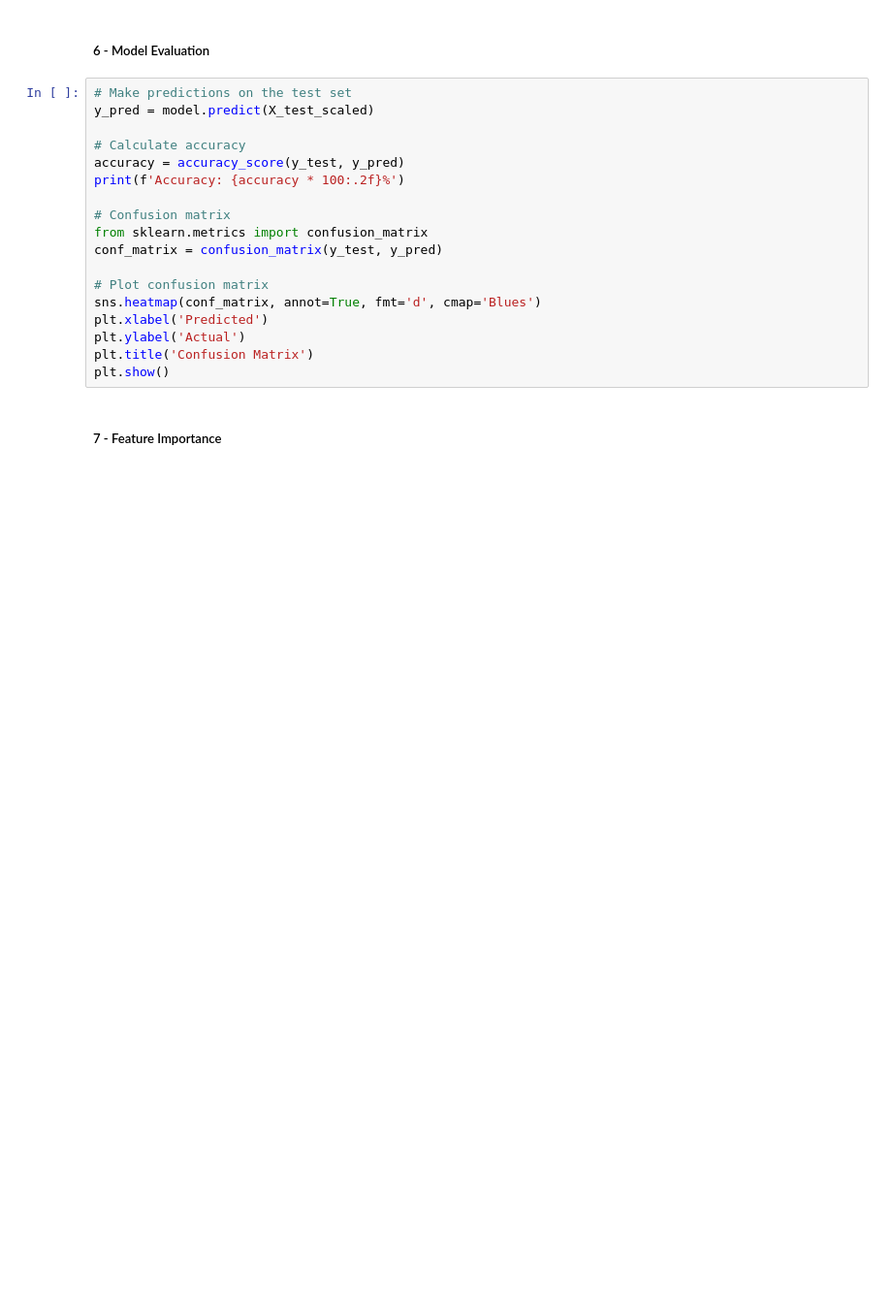
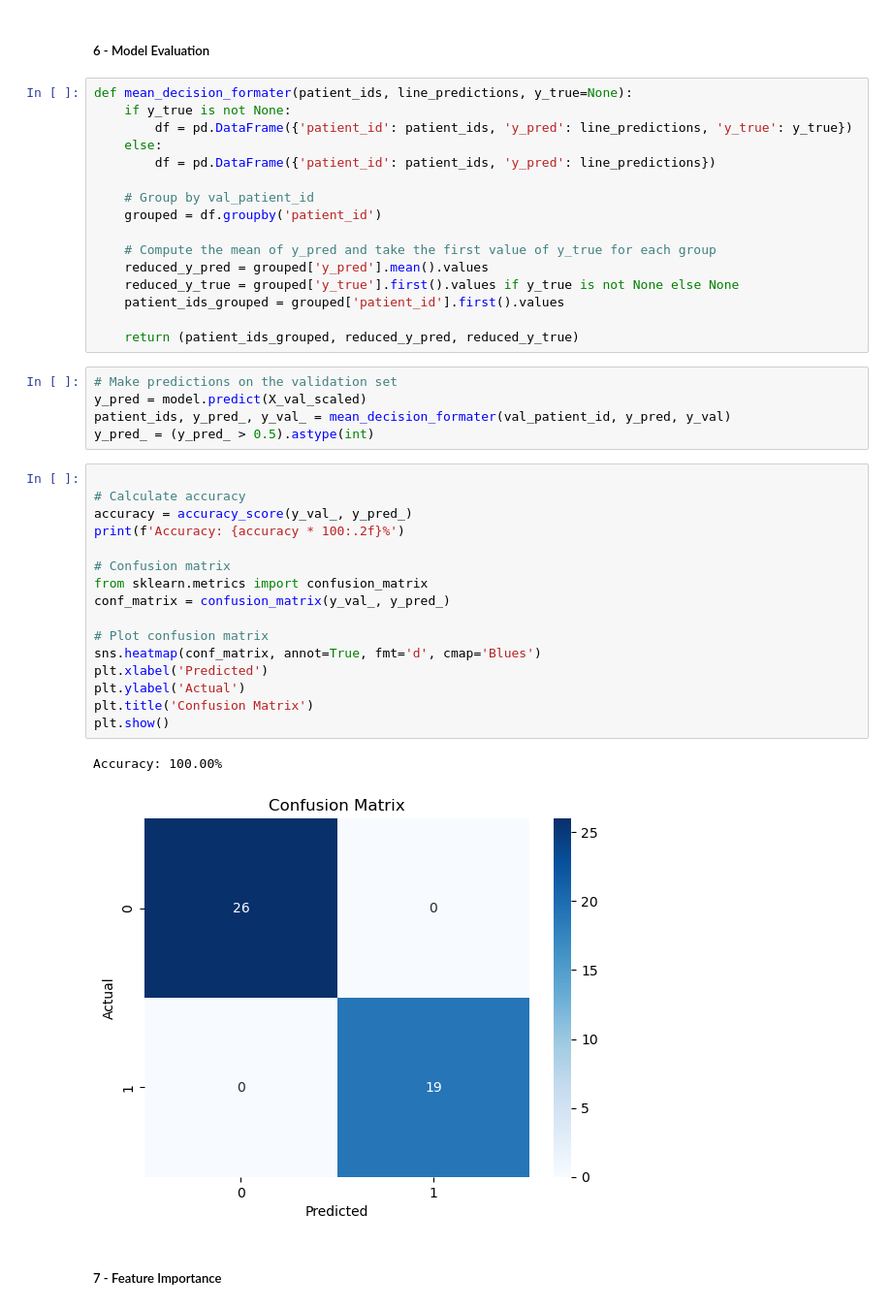
Before and after one commit to Genereux-akotenou/NASA-Breath-Diagnostics-E-nose, a Jupyter notebook: notebook/02-approach1.ipynb, the cells around one changed output. Shown: that part at 97% size. Cells and saved outputs as stored; diff of their text form; blank space fills up the shorter version.

```diff
--- a/notebook/02-approach1.ipynb
+++ b/notebook/02-approach1.ipynb
@@ -105,23 +126,45 @@ model.fit(X_train_scaled, y_train)
 # %% [markdown]
 ##### 6 - Model Evaluation
+# %%
+def mean_decision_formater(patient_ids, line_predictions, y_true=None):
+    if y_true is not None:
+        df = pd.DataFrame({'patient_id': patient_ids, 'y_pred': line_predictions, 'y_true': y_true})
+    else:
+        df = pd.DataFrame({'patient_id': patient_ids, 'y_pred': line_predictions})
+
+    # Group by val_patient_id
+    grouped = df.groupby('patient_id')
+
+    # Compute the mean of y_pred and take the first value of y_true for each group
+    reduced_y_pred = grouped['y_pred'].mean().values
+    reduced_y_true = grouped['y_true'].first().values if y_true is not None else None
+    patient_ids_grouped = grouped['patient_id'].first().values
+
+    return (patient_ids_grouped, reduced_y_pred, reduced_y_true)
+# %%
+# Make predictions on the validation set
+y_pred = model.predict(X_val_scaled)
+patient_ids, y_pred_, y_val_ = mean_decision_formater(val_patient_id, y_pred, y_val)
+y_pred_ = (y_pred_ > 0.5).astype(int)
 # %%
-# Make predictions on the test set
-y_pred = model.predict(X_test_scaled)
 
 # Calculate accuracy
-accuracy = accuracy_score(y_test, y_pred)
+accuracy = accuracy_score(y_val_, y_pred_)
 print(f'Accuracy: {accuracy * 100:.2f}%')
 
 # Confusion matrix
 from sklearn.metrics import confusion_matrix
-conf_matrix = confusion_matrix(y_test, y_pred)
+conf_matrix = confusion_matrix(y_val_, y_pred_)
 
 # Plot confusion matrix
 sns.heatmap(conf_matrix, annot=True, fmt='d', cmap='Blues')
 plt.xlabel('Predicted')
 plt.ylabel('Actual')
 plt.title('Confusion Matrix')
 plt.show()
+# %% [output]
+Accuracy: 100.00%
+[figure, added]
 # %% [markdown]
 ##### 7 - Feature Importance
 # %%
```
Also changed, not shown: parts of 15 cells of this notebook, 8 other files.
